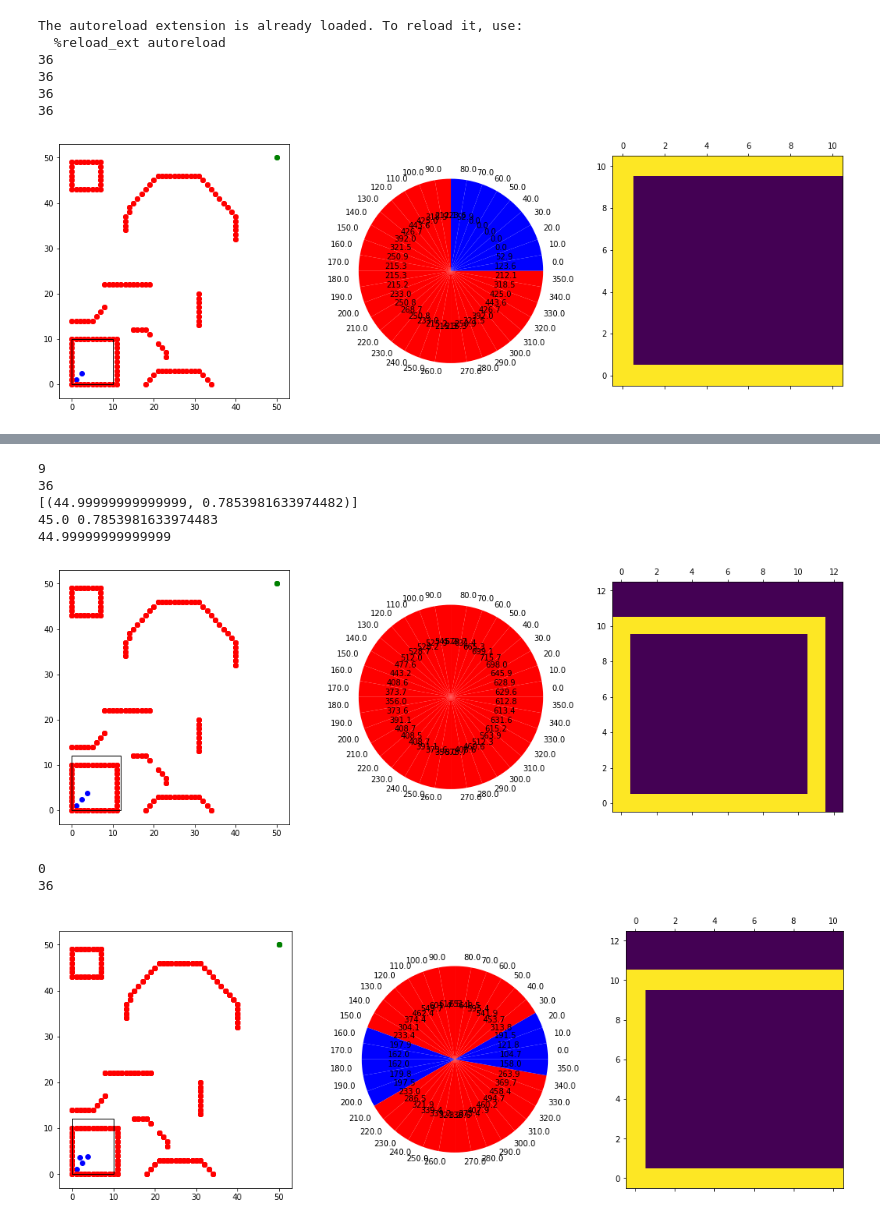
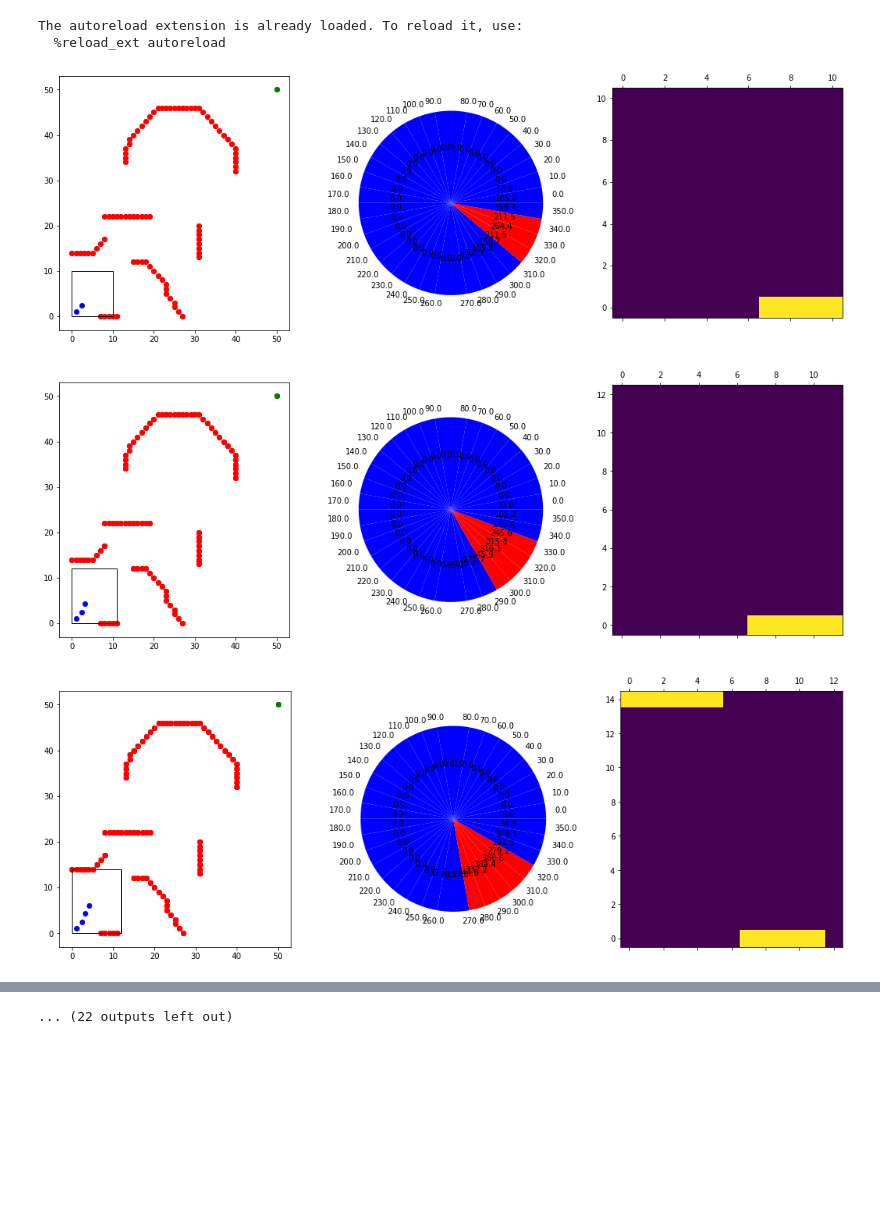
Before and after one commit to CDBiddulph/vfh-python, a Jupyter notebook: playground.ipynb, the cells around one changed output, grey strips where cells are left out. Saved outputs shown, nothing was run; the diff lists cells and outputs as text; code cells hidden in the pictures; blank space fills up the shorter version.

```diff
--- a/playground.ipynb
+++ b/playground.ipynb
@@ -15,37 +15,35 @@ import matplotlib.pyplot as plt
 # from lib.path_planner import PathPlanner
 from lib.robot import Robot
 
 # HistogramGrid params
 active_region_dimension = (16, 16)
 # active_region_dimension = (16, 8)
 resolution = 1 # 1cm per node
-# map_fname = 'map.txt'
+map_fname = 'map.txt'
 # map_fname = 'map_no_sides.txt'
-map_fname = 'map_trap.txt'
+# map_fname = 'map_trap.txt'
 
 # PolarHistogram params
 num_bins = 36 # each bin is 360/num_bins degrees
 target_location = (50, 50)
 
 # Robot Params
 init_location = (1, 1)
 init_speed = 2
 
 robot = Robot.from_map(map_fname, init_location,
                        target_location, init_speed, active_region_dimension, resolution, num_bins)
 
 num_steps = 100
 
 robot.loop(draw=True)
 # print(path_planner)
 # robot.path_planner.print_histogram()
 # robot.draw()
 # print(robot.angle)
 # %% [output]
 The autoreload extension is already loaded. To reload it, use:
   %reload_ext autoreload
-36
-36
-36
-36
-[figure, old version]
+[figure, new version]
+[figure, new version]
+[figure, new version]
@@ -52,9 +58 @@ The autoreload extension is already loaded. To reload it, use:
-9
-36
-[(44.99999999999999, 0.7853981633974482)]
-45.0 0.7853981633974483
-44.99999999999999
+... (22 outputs left out)
-[figure, old version]
-0
-36
-[figure, old version]
```
Also changed, not shown: parts of 1 cell of this notebook, 5 other files.
